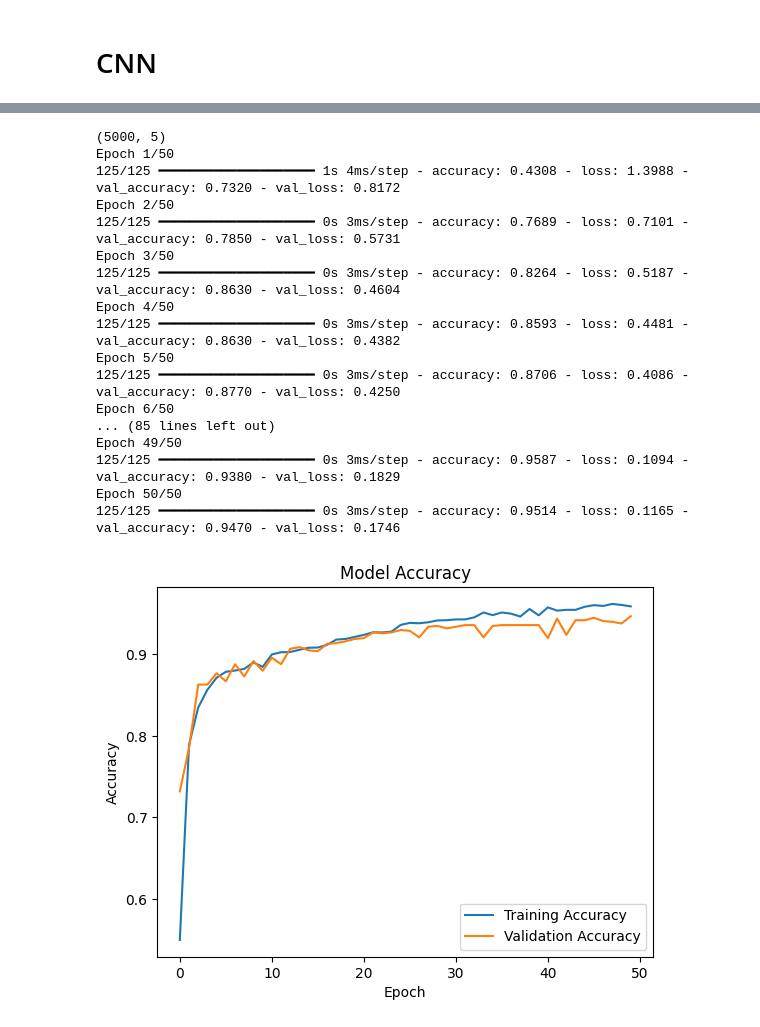
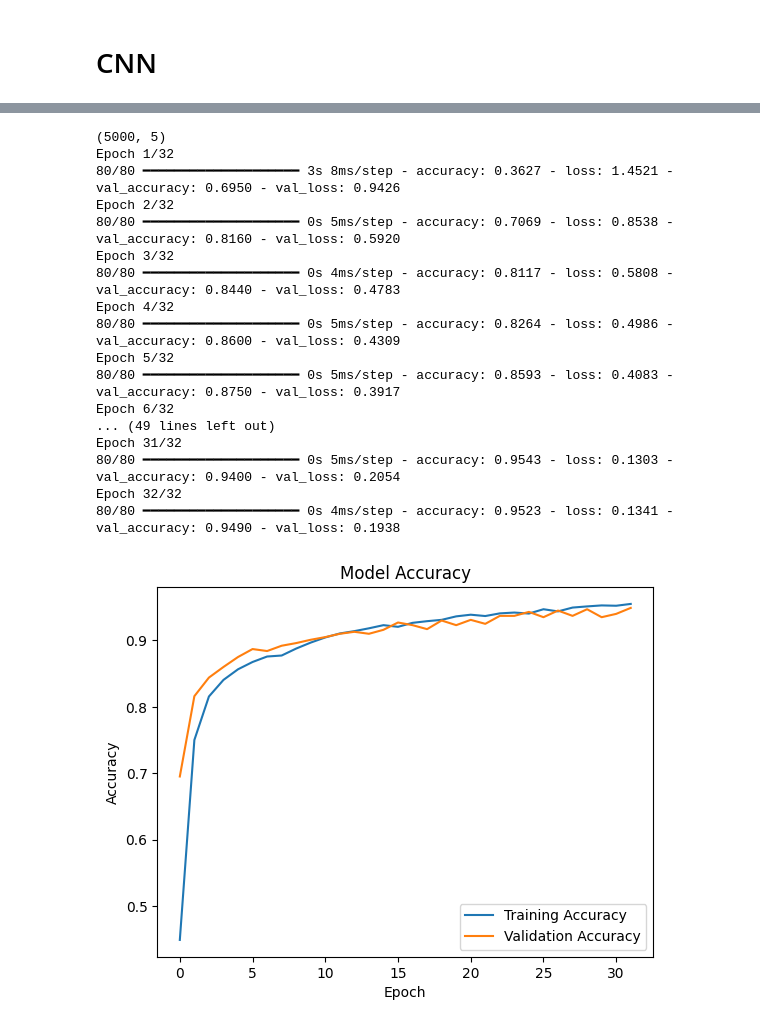
Before and after one commit to kez97460/cardIAc, a Jupyter notebook: neural_network/notebooks/CNN.ipynb, the cells around one changed output, grey strips where cells are left out. Saved outputs shown, nothing was run; the diff lists cells and outputs as text; code cells hidden in the pictures.

```diff
--- a/neural_network/notebooks/CNN.ipynb
+++ b/neural_network/notebooks/CNN.ipynb
@@ -93,6 +95,15 @@ count_occurrences(train_Y_temp)
 {'A': 971, 'L': 995, 'N': 1038, 'R': 1029, 'V': 967}
 # %% [markdown]
 # CNN
+# %%
+# Split train / test
+
+X_train, X_val, Y_train, Y_val = train_test_split(train_X_signal, train_Y, test_size=0.2, random_state=42)
+
+np.save('data/X_train.npy', X_train)
+np.save('data/Y_train.npy', Y_train)
+np.save('data/X_val.npy', X_val)
+np.save('data/Y_val.npy', Y_val)
 # %%
 # CNN Layers
 # 2 inputs : signal and time between beats
@@ -155,43 +166,43 @@ Model: "sequential"
 # %%
 # Compile and train the model
 
 print(train_Y.shape)
 
 optimizer = Adam(learning_rate=0.0015)
 model.compile(optimizer=optimizer, loss='categorical_crossentropy', metrics=['accuracy'])
 
 history = model.fit(
-    train_X_signal,
-    train_Y,
-    epochs = 50,
-    batch_size=32,
-    validation_split=0.2
+    X_train,
+    Y_train,
+    epochs=32,
+    batch_size=50,
+    validation_data=(X_val, Y_val)  # Use validation_data instead of validation_split
 )
 
 # Plot the accuracy over epochs
 plt.plot(history.history['accuracy'], label='Training Accuracy')
 plt.plot(history.history['val_accuracy'], label='Validation Accuracy')
 plt.title('Model Accuracy')
 plt.xlabel('Epoch')
 plt.ylabel('Accuracy')
 plt.legend()
 plt.show()
 # %% [output]
 (5000, 5)
-Epoch 1/50
-125/125 ━━━━━━━━━━━━━━━━━━━━ 1s 4ms/step - accuracy: 0.4308 - loss: 1.3988 - val_accuracy: 0.7320 - val_loss: 0.8172
-Epoch 2/50
-125/125 ━━━━━━━━━━━━━━━━━━━━ 0s 3ms/step - accuracy: 0.7689 - loss: 0.7101 - val_accuracy: 0.7850 - val_loss: 0.5731
-Epoch 3/50
-125/125 ━━━━━━━━━━━━━━━━━━━━ 0s 3ms/step - accuracy: 0.8264 - loss: 0.5187 - val_accuracy: 0.8630 - val_loss: 0.4604
-Epoch 4/50
-125/125 ━━━━━━━━━━━━━━━━━━━━ 0s 3ms/step - accuracy: 0.8593 - loss: 0.4481 - val_accuracy: 0.8630 - val_loss: 0.4382
-Epoch 5/50
-125/125 ━━━━━━━━━━━━━━━━━━━━ 0s 3ms/step - accuracy: 0.8706 - loss: 0.4086 - val_accuracy: 0.8770 - val_loss: 0.4250
-Epoch 6/50
-... (85 lines left out)
-Epoch 49/50
-125/125 ━━━━━━━━━━━━━━━━━━━━ 0s 3ms/step - accuracy: 0.9587 - loss: 0.1094 - val_accuracy: 0.9380 - val_loss: 0.1829
-Epoch 50/50
-125/125 ━━━━━━━━━━━━━━━━━━━━ 0s 3ms/step - accuracy: 0.9514 - loss: 0.1165 - val_accuracy: 0.9470 - val_loss: 0.1746
+Epoch 1/32
+80/80 ━━━━━━━━━━━━━━━━━━━━ 3s 8ms/step - accuracy: 0.3627 - loss: 1.4521 - val_accuracy: 0.6950 - val_loss: 0.9426
+Epoch 2/32
+80/80 ━━━━━━━━━━━━━━━━━━━━ 0s 5ms/step - accuracy: 0.7069 - loss: 0.8538 - val_accuracy: 0.8160 - val_loss: 0.5920
+Epoch 3/32
+80/80 ━━━━━━━━━━━━━━━━━━━━ 0s 4ms/step - accuracy: 0.8117 - loss: 0.5808 - val_accuracy: 0.8440 - val_loss: 0.4783
+Epoch 4/32
+80/80 ━━━━━━━━━━━━━━━━━━━━ 0s 5ms/step - accuracy: 0.8264 - loss: 0.4986 - val_accuracy: 0.8600 - val_loss: 0.4309
+Epoch 5/32
+80/80 ━━━━━━━━━━━━━━━━━━━━ 0s 5ms/step - accuracy: 0.8593 - loss: 0.4083 - val_accuracy: 0.8750 - val_loss: 0.3917
+Epoch 6/32
+... (49 lines left out)
+Epoch 31/32
+80/80 ━━━━━━━━━━━━━━━━━━━━ 0s 5ms/step - accuracy: 0.9543 - loss: 0.1303 - val_accuracy: 0.9400 - val_loss: 0.2054
+Epoch 32/32
+80/80 ━━━━━━━━━━━━━━━━━━━━ 0s 4ms/step - accuracy: 0.9523 - loss: 0.1341 - val_accuracy: 0.9490 - val_loss: 0.1938
-[figure, old version]
+[figure, new version]
```
Also changed, not shown: parts of 4 cells of this notebook, 16 other files.
